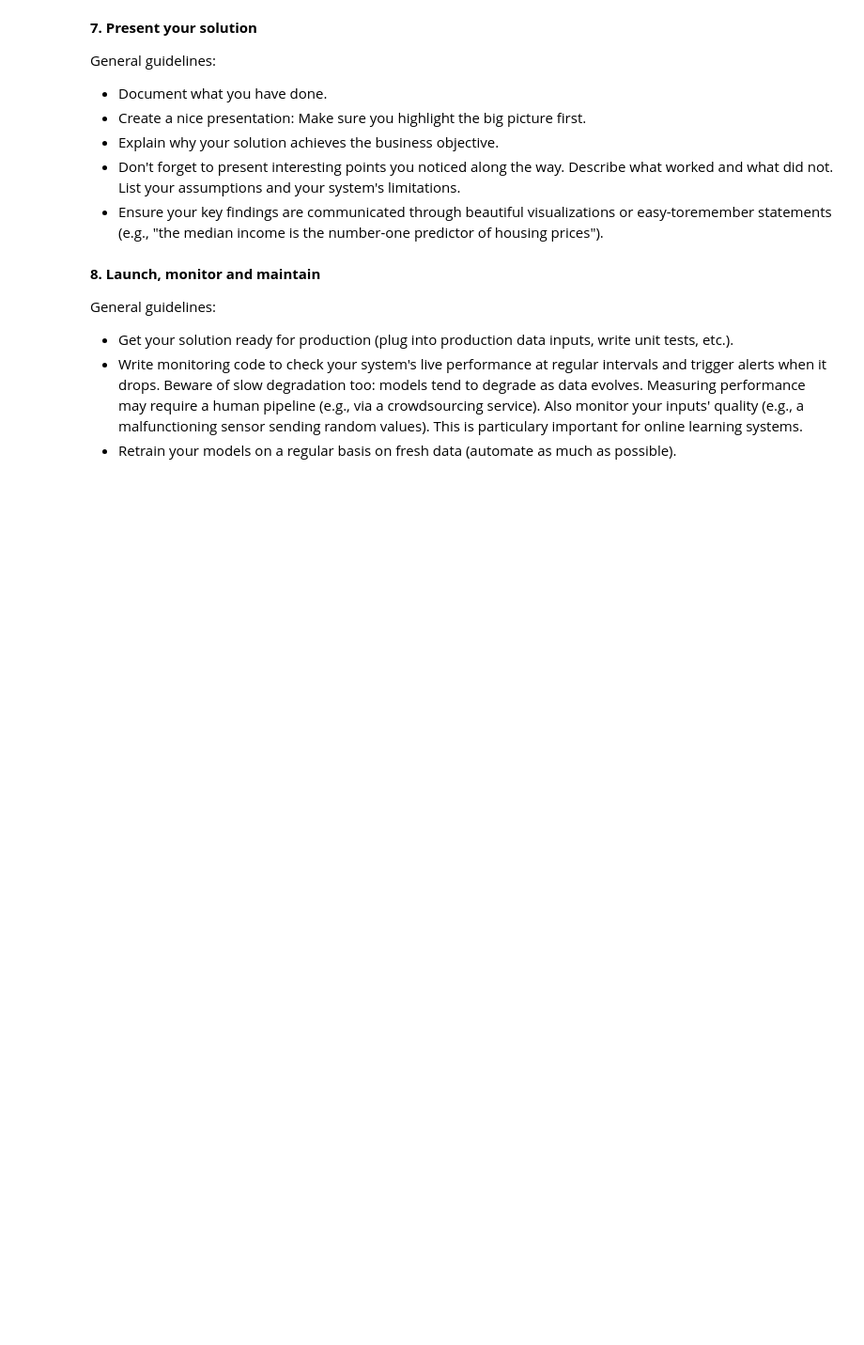
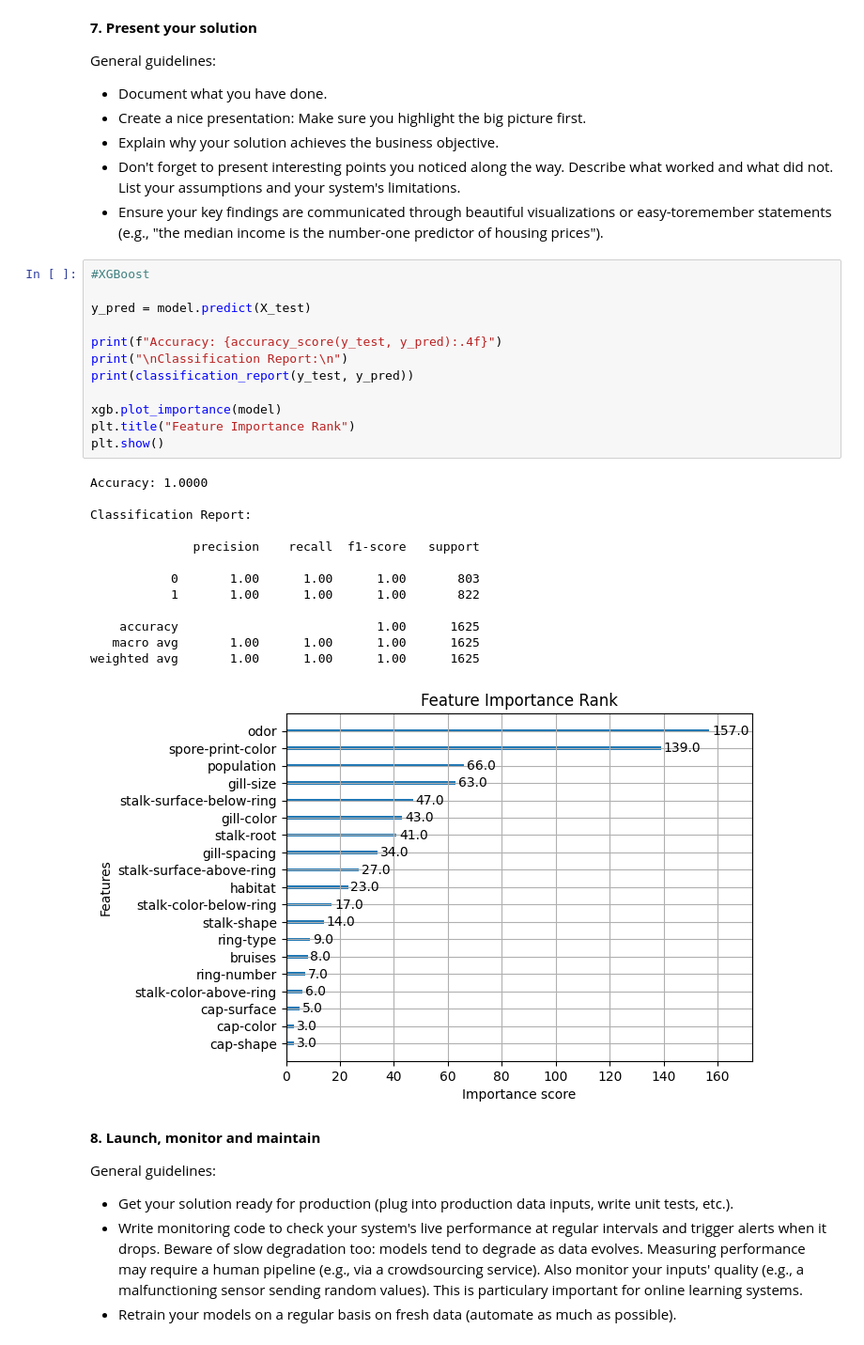
Before and after one commit to alarmedWater/ML, a Jupyter notebook: Mushroom Edibility Classification.ipynb, the cells around one changed output. Shown at 94% size. Cells and saved outputs as stored; diff of their text form; blank space fills up the shorter version.

```diff
--- a/Mushroom Edibility Classification.ipynb
+++ b/Mushroom Edibility Classification.ipynb
@@ -219,6 +281,32 @@ General guidelines:
 - Explain why your solution achieves the business objective.
 - Don't forget to present interesting points you noticed along the way. Describe what worked and what did not. List your assumptions and your system's limitations.
 - Ensure your key findings are communicated through beautiful visualizations or easy-toremember statements (e.g., "the median income is the number-one predictor of housing prices").
+# %%
+#XGBoost
+
+y_pred = model.predict(X_test)
+
+print(f"Accuracy: {accuracy_score(y_test, y_pred):.4f}")
+print("\nClassification Report:\n")
+print(classification_report(y_test, y_pred))
+
+xgb.plot_importance(model)
+plt.title("Feature Importance Rank")
+plt.show()
+# %% [output]
+Accuracy: 1.0000
+
+Classification Report:
+
+              precision    recall  f1-score   support
+
+           0       1.00      1.00      1.00       803
+           1       1.00      1.00      1.00       822
+
+    accuracy                           1.00      1625
+   macro avg       1.00      1.00      1.00      1625
+weighted avg       1.00      1.00      1.00      1625
+[figure, added]
 # %% [markdown]
 **8. Launch, monitor and maintain**
 
```
Also changed, not shown: parts of 7 cells of this notebook.
